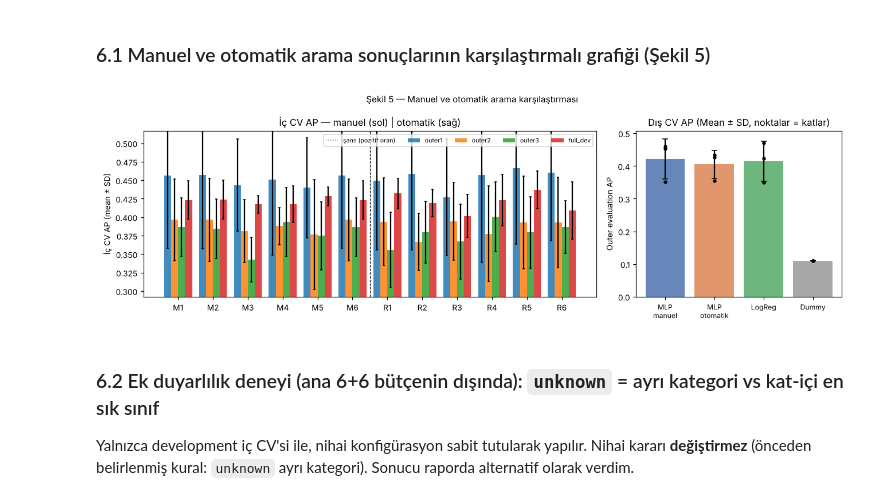
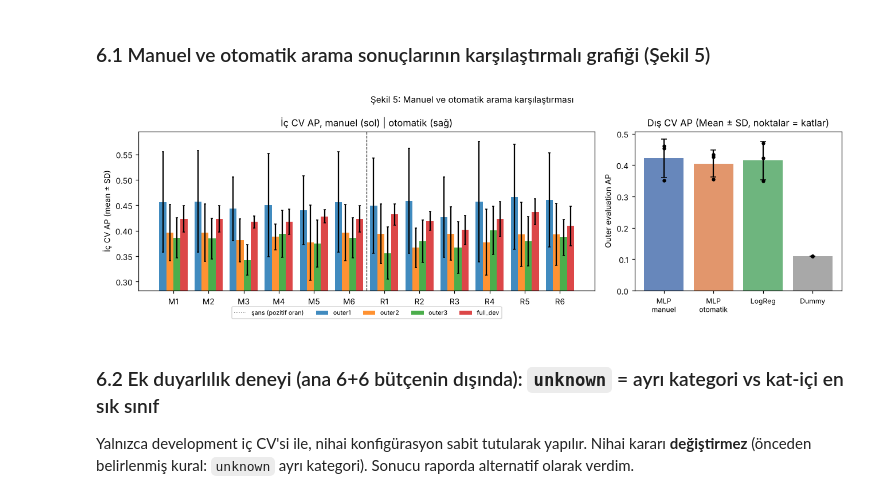
Before and after one commit to ibrahimalpsoy/ysa-midterm-bank-mlp, a Jupyter notebook: 02_nested_cv.ipynb, the cells around one changed output. Cells and saved outputs as stored; diff of their text form; code cells hidden in the pictures.

```diff
--- a/02_nested_cv.ipynb
+++ b/02_nested_cv.ipynb
@@ -307,26 +305,26 @@ NİHAİ: yöntem=random, aday=R5 -> adamw|(16,)|tanh|lr=3.71e-04|wd=0|bs=32|stan
 # %%
 fig, axes = plt.subplots(1, 2, figsize=(12, 3.8), gridspec_kw={"width_ratios": [2.2, 1]})
 ax = axes[0]; stages = ["outer1", "outer2", "outer3", "full_dev"]; codes = [c["code"] for c in cands["manual"] + cands["random"]]
 x = np.arange(len(codes)); wdt = .2
 for i, st in enumerate(stages):
     s = all_summ.query("stage==@st").set_index("code").loc[codes]
     ax.bar(x + (i - 1.5) * wdt, s["AP_mean"], wdt, yerr=s["AP_sd"], capsize=1.5, label=st, alpha=.85)
 ax.axvline(5.5, color="k", lw=.8, ls="--"); ax.set_xticks(x); ax.set_xticklabels(codes)
 ax.set_ylabel("İç CV AP (mean ± SD)"); ax.axhline(y_dev.mean(), color="gray", ls=":", lw=1, label="şans (pozitif oran)")
-lo = all_summ["AP_mean"].min() - .05; ax.set_ylim(max(0, lo), all_summ["AP_mean"].max() + .05)
-ax.legend(fontsize=7, ncol=5); ax.set_title("İç CV AP — manuel (sol) | otomatik (sağ)")
+ax.set_ylim(max(0, (all_summ.AP_mean - all_summ.AP_sd).min() - .02), (all_summ.AP_mean + all_summ.AP_sd).max() + .02)
+ax.legend(fontsize=7, ncol=5, loc="upper center", bbox_to_anchor=(.5, -.08)); ax.set_title("İç CV AP, manuel (sol) | otomatik (sağ)")
 ax = axes[1]
 order = ["MLP-manual", "MLP-random", "LogisticRegression", "Dummy(prior)"]
 for j, mdl in enumerate(order):
     v = outer_res.query("model==@mdl")["AP"].to_numpy()
     ax.bar(j, v.mean(), yerr=v.std(ddof=1), capsize=3, color=["#4c72b0", "#dd8452", "#55a868", "#999"][j], alpha=.85)
     ax.scatter(np.full(3, j), v, color="k", s=10, zorder=3)
 ax.set_xticks(range(4)); ax.set_xticklabels(["MLP\nmanuel", "MLP\notomatik", "LogReg", "Dummy"], fontsize=8)
 ax.set_ylabel("Outer evaluation AP"); ax.set_title("Dış CV AP (Mean ± SD, noktalar = katlar)")
-fig.suptitle("Şekil 5 — Manuel ve otomatik arama karşılaştırması", fontsize=10); fig.tight_layout()
+fig.suptitle("Şekil 5: Manuel ve otomatik arama karşılaştırması", fontsize=10); fig.tight_layout()
 fig.savefig(C.FIG_DIR / "fig05_manual_vs_random.png"); plt.show()
 # %% [output]
-[figure, old version]
+[figure, new version]
 # %% [markdown]
 ### 6.2 Ek duyarlılık deneyi (ana 6+6 bütçenin dışında): `unknown` = ayrı kategori vs kat-içi en sık sınıf
 Yalnızca development iç CV'si ile, nihai konfigürasyon sabit tutularak yapılır. Nihai kararı **değiştirmez**
```
Also changed, not shown: parts of 11 cells of this notebook, 39 other files.
